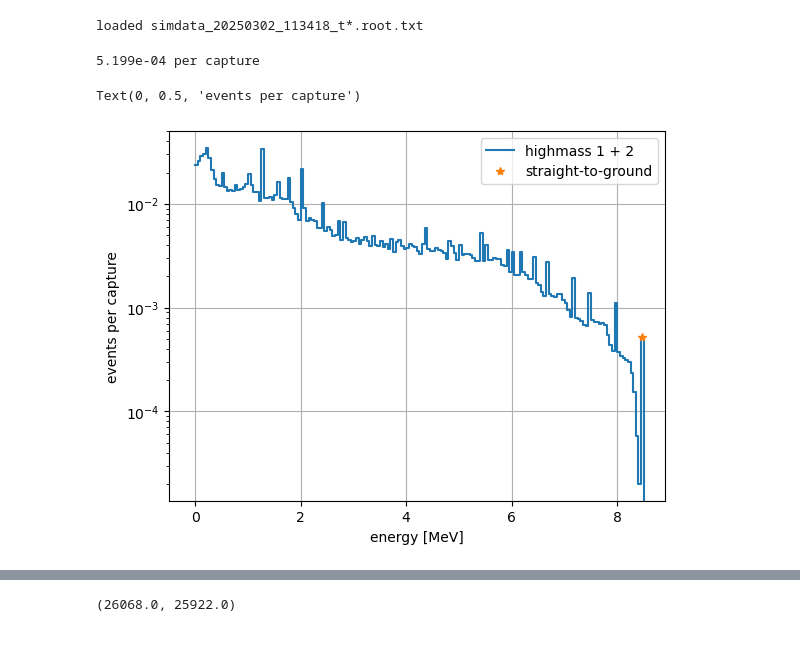
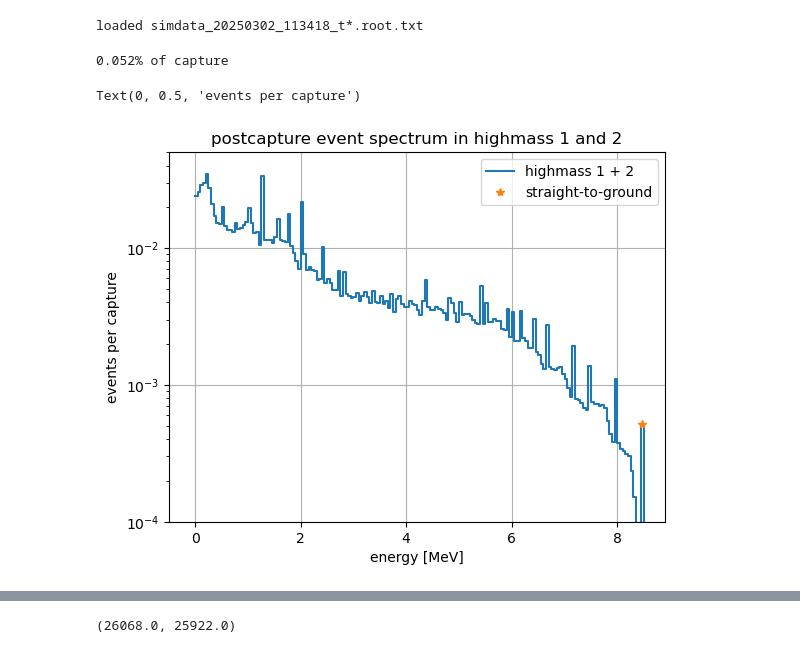
Before and after one commit to tamu-edu/doublecap, a Jupyter notebook: analysis/capture_histograms.ipynb, the cells around one changed output, grey strips where cells are left out. Cells and saved outputs as stored; diff of their text form; code cells hidden in the pictures.

Commit message:
latest data, figures

```diff
--- a/analysis/capture_histograms.ipynb
+++ b/analysis/capture_histograms.ipynb
@@ -145,28 +126,29 @@ cts.hm = cts.cts['highmass1'] + cts.cts['highmass2']
 loaded simdata_20250302_113418_t*.root.txt
 # %%
 idx_E1 = np.where(cts.Ebins > E1)[0][0] - 1
-print(f'{cts.hm[idx_E1]/cts.Nprimaries:.3e} per capture')
+print(f'{100*cts.hm[idx_E1]/cts.Nprimaries:.3g}% of capture')
 # %% [output]
-5.199e-04 per capture
+0.052% of capture
 # %%
 plt.figure()
 plt.grid()
 plt.semilogy()
 
 if 0:
     for det in ('highmass1', 'highmass2'):
         plt.step(cts.Ebins, cts.cts[det]/cts.Nprimaries, where = 'post', label = det)
 
 plt.step(cts.Ebins, cts.hm/cts.Nprimaries, where = 'post', label = 'highmass 1 + 2')
 
 #plt.axvline(E1, linestyle = 'dashed', color = 'gray', label = 'straight-to-ground')
 plt.plot([E1], [cts.hm[idx_E1]/cts.Nprimaries], '*', label = 'straight-to-ground')
 plt.legend()
 wind = plt.axis()
-plt.xlim(wind[0], 8.9)
+plt.axis((wind[0], 8.9, 1e-4, wind[3]))
 
+plt.title('postcapture event spectrum in highmass 1 and 2')
 plt.xlabel('energy [MeV]')
 plt.ylabel('events per capture')
 # %% [output]
 Text(0, 0.5, 'events per capture')
-[figure, old version]
+[figure, new version]
```
Also changed, not shown: parts of 2 cells of this notebook, 2 other files.
